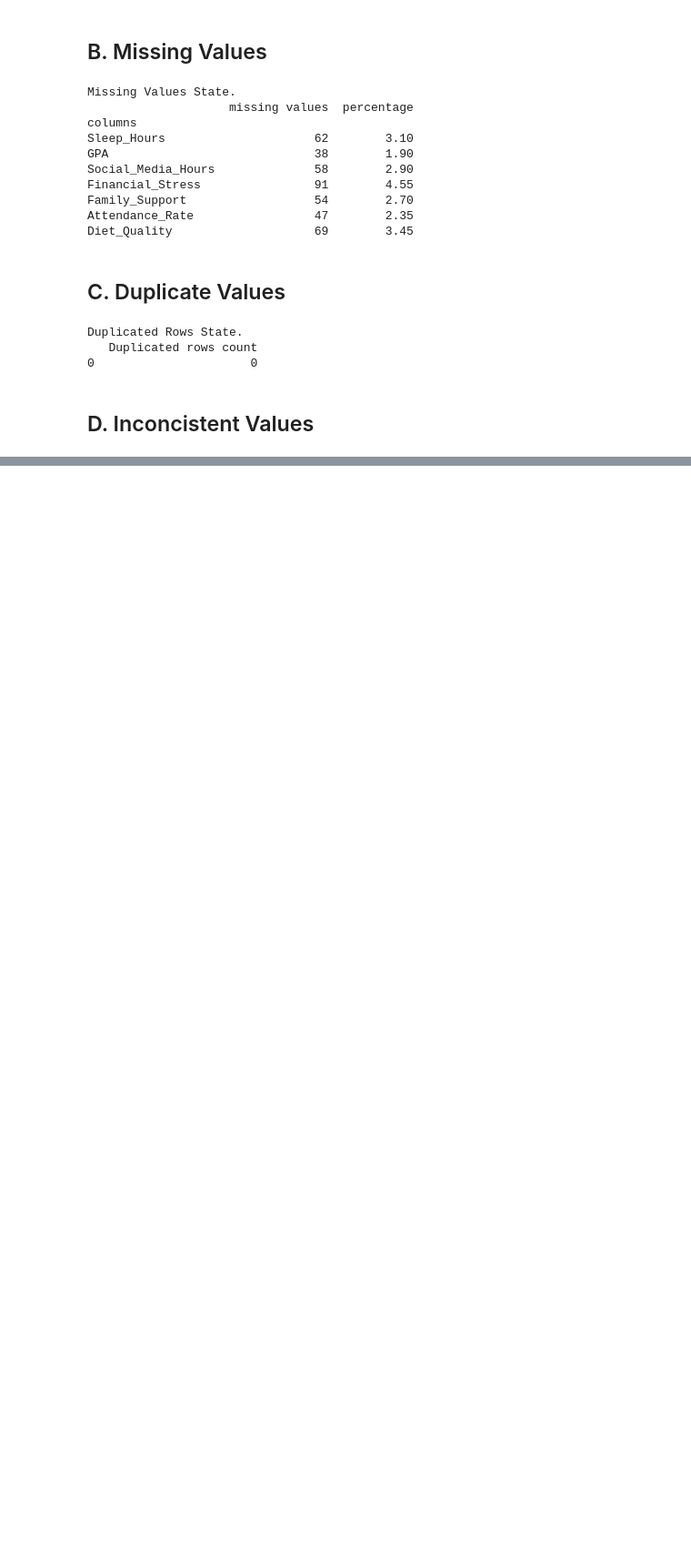
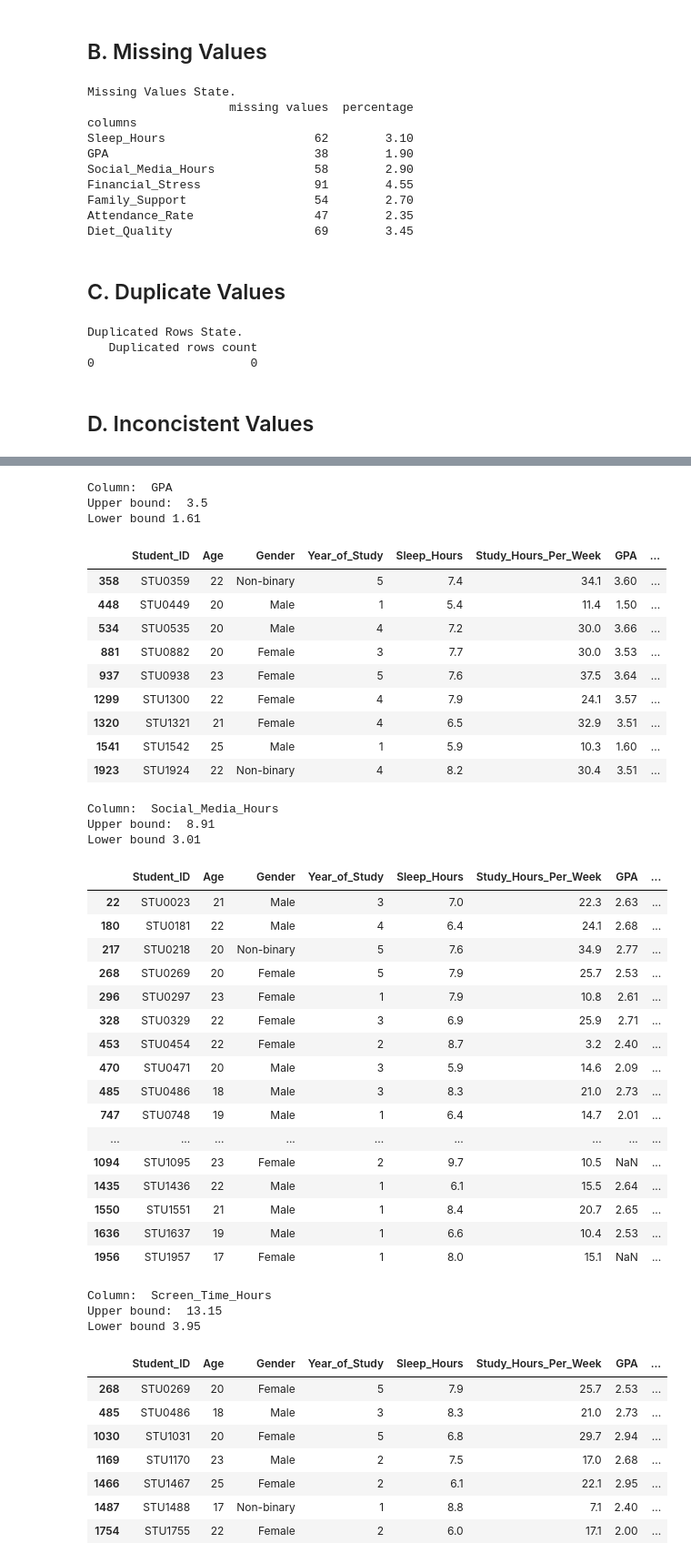
Before and after one commit to 4db444/Mental-health, a Jupyter notebook: notebooks/01_EDA.ipynb, the cells around one changed output, grey strips where cells are left out. Shown at 91% size. Drawn from its saved outputs; the diff is of its cells as text; code cells hidden in the pictures; blank space fills up the shorter version.

Commit message:
feat: adding the outliers to the EDA

```diff
--- a/notebooks/01_EDA.ipynb
+++ b/notebooks/01_EDA.ipynb
@@ -116,0 +139,5 @@ total week hours
+# %%
+from src import outliers
+
+outliers(df)
+# %% [output]
@@ -116,0 +168,44 @@ total week hours
+Column:  GPA
+Upper bound:  3.5
+Lower bound 1.61
+|  | Student_ID | Age | Gender | Year_of_Study | Sleep_Hours | Study_Hours_Per_Week | GPA | ... |
+| 358 | STU0359 | 22 | Non-binary | 5 | 7.4 | 34.1 | 3.60 | ... |
+| 448 | STU0449 | 20 | Male | 1 | 5.4 | 11.4 | 1.50 | ... |
+| 534 | STU0535 | 20 | Male | 4 | 7.2 | 30.0 | 3.66 | ... |
+| 881 | STU0882 | 20 | Female | 3 | 7.7 | 30.0 | 3.53 | ... |
+| 937 | STU0938 | 23 | Female | 5 | 7.6 | 37.5 | 3.64 | ... |
+| 1299 | STU1300 | 22 | Female | 4 | 7.9 | 24.1 | 3.57 | ... |
+| 1320 | STU1321 | 21 | Female | 4 | 6.5 | 32.9 | 3.51 | ... |
+| 1541 | STU1542 | 25 | Male | 1 | 5.9 | 10.3 | 1.60 | ... |
+| 1923 | STU1924 | 22 | Non-binary | 4 | 8.2 | 30.4 | 3.51 | ... |
+Column:  Social_Media_Hours
+Upper bound:  8.91
+Lower bound 3.01
+|  | Student_ID | Age | Gender | Year_of_Study | Sleep_Hours | Study_Hours_Per_Week | GPA | ... |
+| 22 | STU0023 | 21 | Male | 3 | 7.0 | 22.3 | 2.63 | ... |
+| 180 | STU0181 | 22 | Male | 4 | 6.4 | 24.1 | 2.68 | ... |
+| 217 | STU0218 | 20 | Non-binary | 5 | 7.6 | 34.9 | 2.77 | ... |
+| 268 | STU0269 | 20 | Female | 5 | 7.9 | 25.7 | 2.53 | ... |
+| 296 | STU0297 | 23 | Female | 1 | 7.9 | 10.8 | 2.61 | ... |
+| 328 | STU0329 | 22 | Female | 3 | 6.9 | 25.9 | 2.71 | ... |
+| 453 | STU0454 | 22 | Female | 2 | 8.7 | 3.2 | 2.40 | ... |
+| 470 | STU0471 | 20 | Male | 3 | 5.9 | 14.6 | 2.09 | ... |
+| 485 | STU0486 | 18 | Male | 3 | 8.3 | 21.0 | 2.73 | ... |
+| 747 | STU0748 | 19 | Male | 1 | 6.4 | 14.7 | 2.01 | ... |
+| ... | ... | ... | ... | ... | ... | ... | ... | ... |
+| 1094 | STU1095 | 23 | Female | 2 | 9.7 | 10.5 | NaN | ... |
+| 1435 | STU1436 | 22 | Male | 1 | 6.1 | 15.5 | 2.64 | ... |
+| 1550 | STU1551 | 21 | Male | 1 | 8.4 | 20.7 | 2.65 | ... |
+| 1636 | STU1637 | 19 | Male | 1 | 6.6 | 10.4 | 2.53 | ... |
+| 1956 | STU1957 | 17 | Female | 1 | 8.0 | 15.1 | NaN | ... |
+Column:  Screen_Time_Hours
+Upper bound:  13.15
+Lower bound 3.95
+|  | Student_ID | Age | Gender | Year_of_Study | Sleep_Hours | Study_Hours_Per_Week | GPA | ... |
+| 268 | STU0269 | 20 | Female | 5 | 7.9 | 25.7 | 2.53 | ... |
+| 485 | STU0486 | 18 | Male | 3 | 8.3 | 21.0 | 2.73 | ... |
+| 1030 | STU1031 | 20 | Female | 5 | 6.8 | 29.7 | 2.94 | ... |
+| 1169 | STU1170 | 23 | Male | 2 | 7.5 | 17.0 | 2.68 | ... |
+| 1466 | STU1467 | 25 | Female | 2 | 6.1 | 22.1 | 2.95 | ... |
+| 1487 | STU1488 | 17 | Non-binary | 1 | 8.8 | 7.1 | 2.40 | ... |
+| 1754 | STU1755 | 22 | Female | 2 | 6.0 | 17.1 | 2.00 | ... |
```
Also changed, not shown: parts of 4 cells of this notebook, 18 other files.
